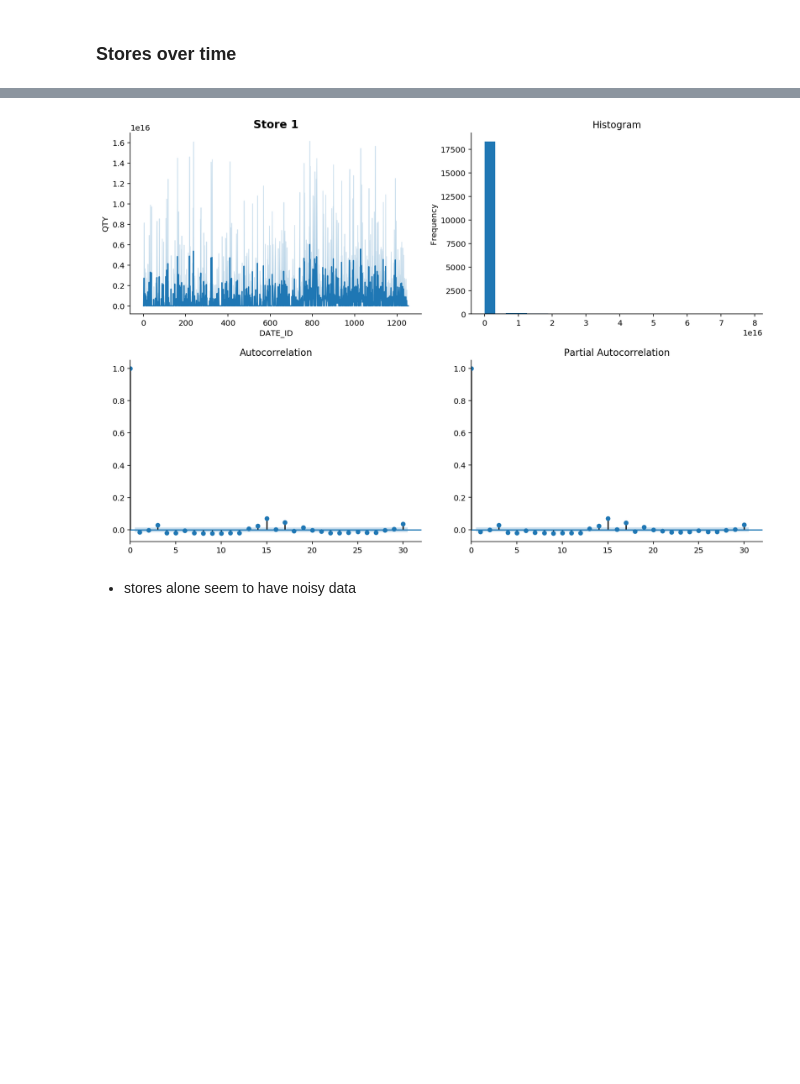
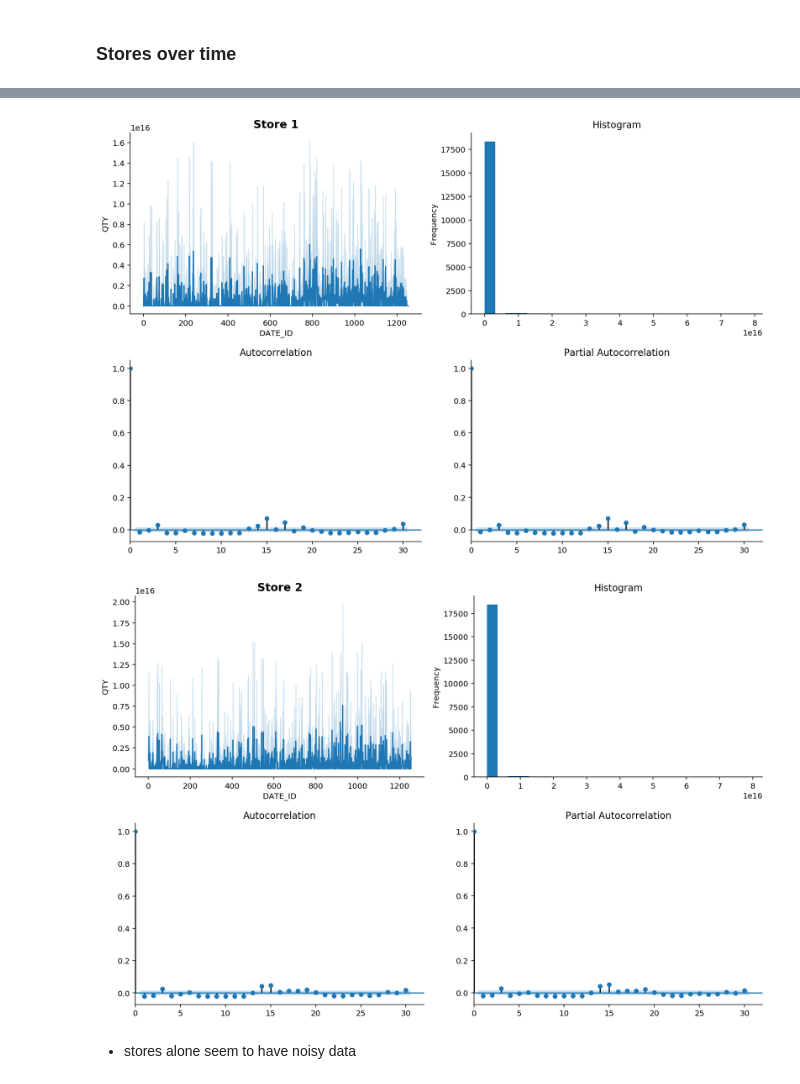
Before and after one commit to sekR4/pred_sale_01, a Jupyter notebook: notebooks/presentation_v0.ipynb, the cells around one changed output, grey strips where cells are left out. Cells and saved outputs as stored; diff of their text form; code cells hidden in the pictures; blank space fills up the shorter version.

```diff
--- a/notebooks/presentation_v0.ipynb
+++ b/notebooks/presentation_v0.ipynb
@@ -205,12 +209,13 @@ for item in list(df.ITEM_ID.unique())[:2]:
 # %% [markdown]
 ### Stores over time
 # %%
-for store in list(df.STORE_ID.unique())[:2]:
+for store in list(df.STORE_ID.unique())[:3]:
     selection = df[df.STORE_ID == store]
     tsplot(selection.DATE_ID,selection.QTY, 'Store {}'.format(int(store)),30)
 # %% [output]
 [figure]
 [figure]
+[figure, added]
 # %% [markdown]
 - stores alone seem to have noisy data
 # %%
```
Also changed, not shown: parts of 5 cells of this notebook.
